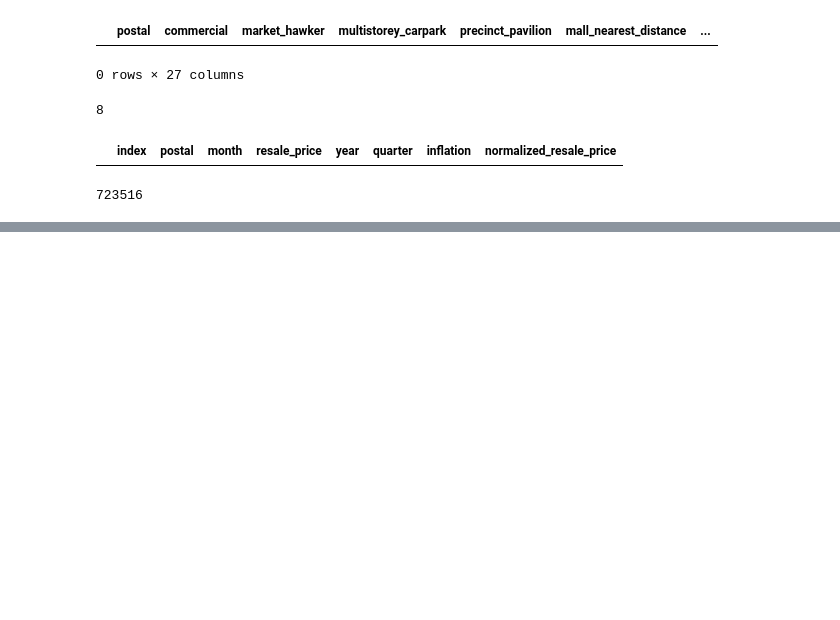
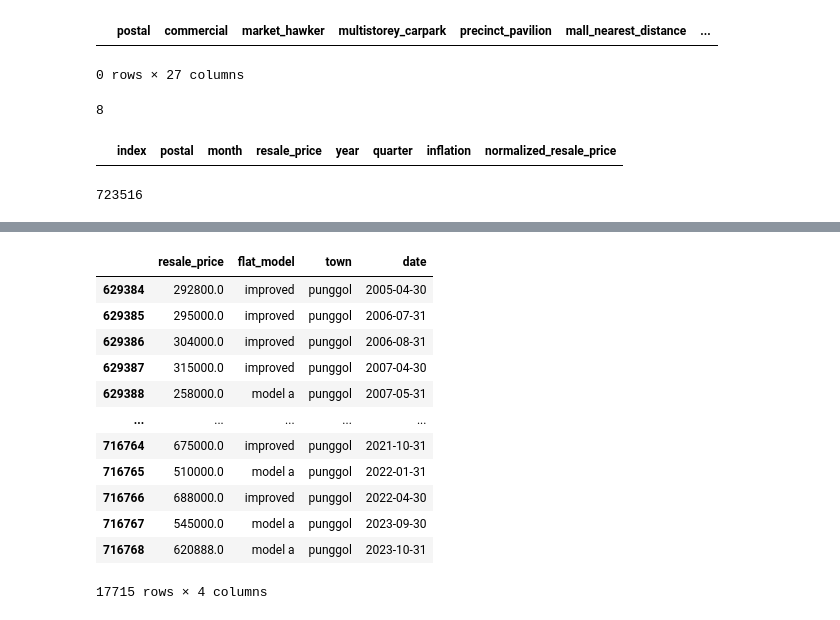
Before and after one commit to Yang990121/Data-Engine, a Jupyter notebook: connection.ipynb, the cells around one changed output, grey strips where cells are left out. Saved outputs shown, nothing was run; the diff lists cells and outputs as text; code cells hidden in the pictures; blank space fills up the shorter version.

```diff
--- a/connection.ipynb
+++ b/connection.ipynb
@@ -280,0 +329,23 @@ def query_table_from_bq(table_name):
+# %%
+CREDS = 'is3107-418011-f63573e5e1f3.json'
+credentials = service_account.Credentials.from_service_account_file(CREDS)
+client = bigquery.Client(credentials=credentials)
+# %%
+def query_table_from_bq():
+    # job_config = bigquery.QueryJobConfig()
+    #
+    # # Set the destination table
+    # table = client.dataset(dataset_id='is3107-418011.is3107').table(table_id=f"is3107-418011.is3107.Transation_new")
+    # job_config.destination = table
+
+    query = """
+        SELECT d.resale_price, LOWER(p.flat_model) as flat_model, LOWER(a.town) as town, LAST_DAY(PARSE_DATE('%Y-%m', t.month)) as date
+        FROM `is3107-418011.is3107.resale_data` d
+        LEFT JOIN `is3107-418011.is3107.Property_new` p ON d.property_id = p.property_id
+        LEFT JOIN `is3107-418011.is3107.Address_new` a ON d.address_id = a.address_id
+        LEFT JOIN `is3107-418011.is3107.Transaction_new` t ON d.transaction_id = t.transaction_id
+        """
+
+    return client.query(query).to_dataframe()
+# %%
+temp = query_table_from_bq()
@@ -280,0 +361,18 @@ def query_table_from_bq(table_name):
+# %%
+dict2 = {"flat_model":"new generation",
+"town":"punggol"}
+temp[temp["town"] == dict2["town"]]
+# %% [output]
+|  | resale_price | flat_model | town | date |
+| 629384 | 292800.0 | improved | punggol | 2005-04-30 |
+| 629385 | 295000.0 | improved | punggol | 2006-07-31 |
+| 629386 | 304000.0 | improved | punggol | 2006-08-31 |
+| 629387 | 315000.0 | improved | punggol | 2007-04-30 |
+| 629388 | 258000.0 | model a | punggol | 2007-05-31 |
+| ... | ... | ... | ... | ... |
+| 716764 | 675000.0 | improved | punggol | 2021-10-31 |
+| 716765 | 510000.0 | model a | punggol | 2022-01-31 |
+| 716766 | 688000.0 | improved | punggol | 2022-04-30 |
+| 716767 | 545000.0 | model a | punggol | 2023-09-30 |
+| 716768 | 620888.0 | model a | punggol | 2023-10-31 |
+17715 rows × 4 columns
```
Also changed, not shown: parts of 6 cells of this notebook, 5 other files.
